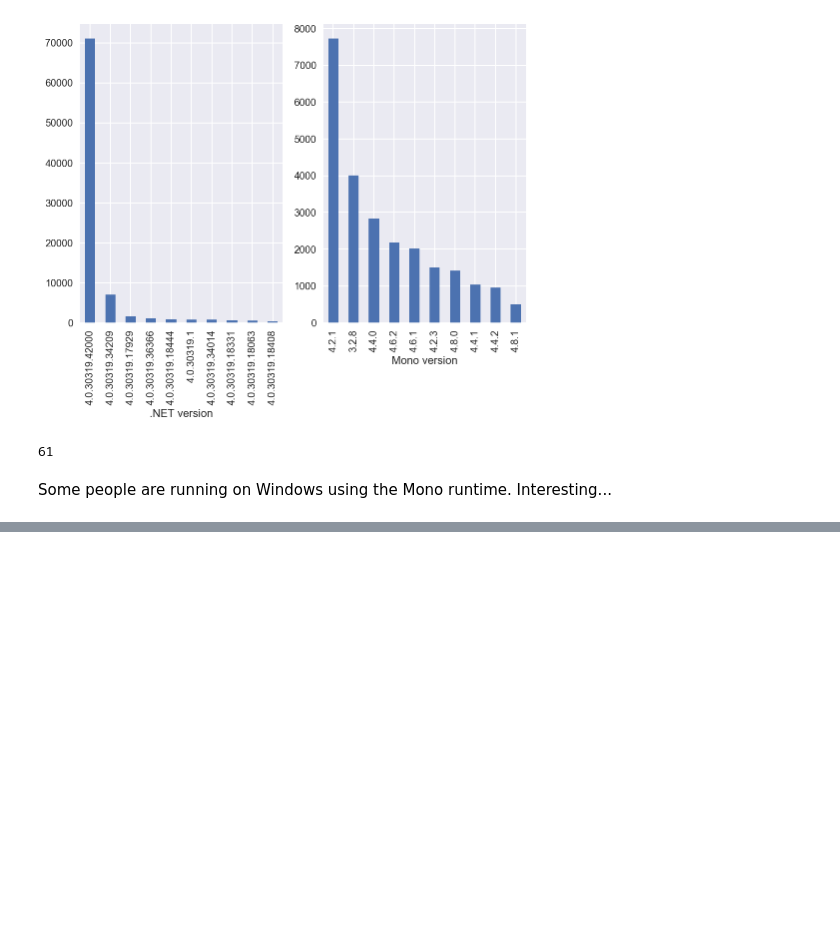
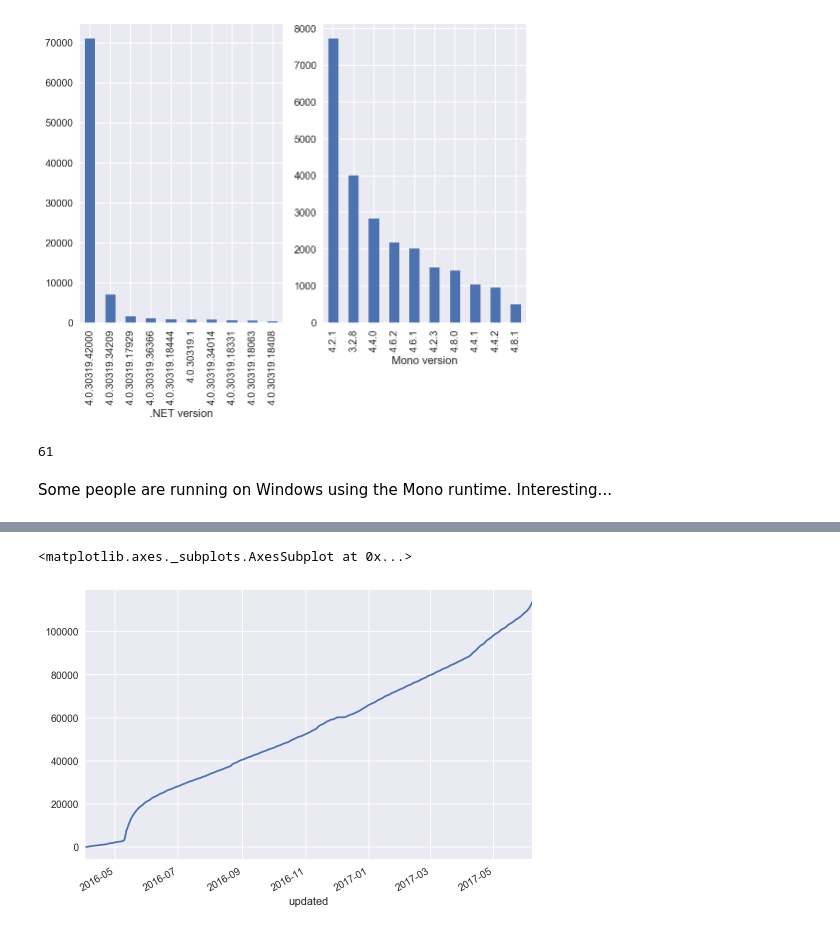
Before and after one commit to mindriot101/openra-analysis, a Jupyter notebook: new_ideas.ipynb, the cells around one changed output, grey strips where cells are left out. Cells and saved outputs as stored; diff of their text form; code cells hidden in the pictures; blank space fills up the shorter version.

Commit message:
Include update times analysis

```diff
--- a/new_ideas.ipynb
+++ b/new_ideas.ipynb
@@ -603,0 +613,13 @@ Some people are running on Windows using the Mono runtime. Interesting...
+# %%
+update_times = pd.read_sql(
+    '''
+    SELECT updated
+    FROM sysinfo
+    WHERE updated IS NOT NULL
+    GROUP BY system_id
+    ORDER BY updated asc
+    ''', sqlite_url)
+update_times['updated'] = pd.to_datetime(update_times['updated'])
+update_times['counter'] = np.arange(len(update_times))
+update_times = update_times.set_index(update_times['updated'])
+update_times.head()
@@ -603,0 +634,5 @@ Some people are running on Windows using the Mono runtime. Interesting...
+# %%
+update_times.counter.plot.line()
+# %% [output]
+<matplotlib.axes._subplots.AxesSubplot at 0x...>
+[figure, added]
```
Also changed, not shown: parts of 5 cells of this notebook.
